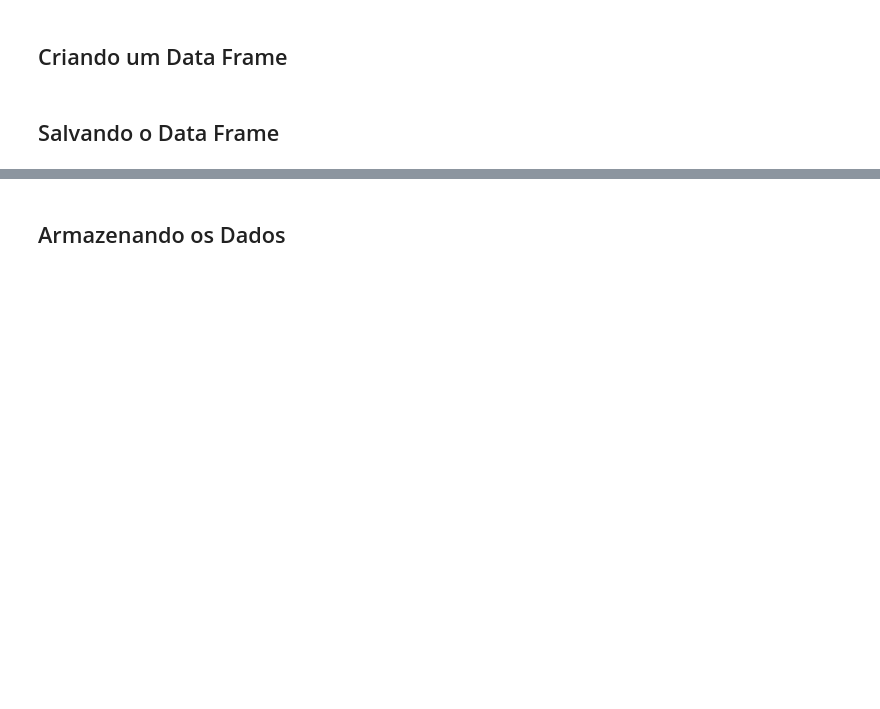
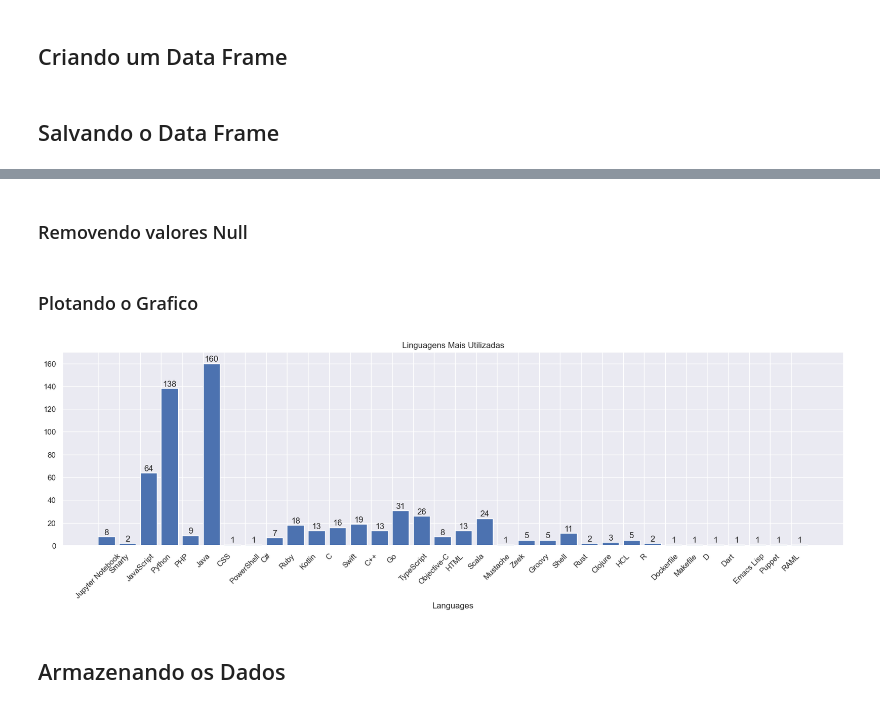
Before and after one commit to IsackLagares/data-pipeline-python, a Jupyter notebook: data_pipeline_api/notebooks/exploration.ipynb, the cells around one changed output, grey strips where cells are left out. Cells and saved outputs as stored; diff of their text form; code cells hidden in the pictures; blank space fills up the shorter version.

```diff
--- a/data_pipeline_api/notebooks/exploration.ipynb
+++ b/data_pipeline_api/notebooks/exploration.ipynb
@@ -181,0 +184,2 @@ stored_data.to_csv('../data_frame/repositorys_amazon.csv')
+# %%
+data = pd.concat([df_amzn, df_netflix, df_spotify], ignore_index=True)
@@ -181,0 +204,8 @@ stored_data.to_csv('../data_frame/repositorys_amazon.csv')
+# %%
+languages = {}
+
+for language in data['repository_languages']:
+    if language in languages:
+        languages[language] += 1
+    else:
+        languages[language] = 1
@@ -181,0 +234,4 @@ stored_data.to_csv('../data_frame/repositorys_amazon.csv')
+# %%
+data = pd.DataFrame()
+data['Languages'] = languages.keys()
+data['Quantity'] = languages.values()
@@ -182,3 +260,21 @@ stored_data.to_csv('../data_frame/repositorys_amazon.csv')
+# %% [markdown]
+### Removendo valores Null
+# %%
+data = data.dropna(subset=['Languages', 'Quantity'])
+# %% [markdown]
+### Plotando o Grafico
+# %%
+f, ax = plt.subplots(figsize=(20, 5))
+
+graphic = ax.bar(data['Languages'], data['Quantity'], color='b', align='edge')
+ax.set_title('Linguagens Mais Utilizadas')
+ax.set_xlabel('Languages')
+ax.set_ylim(0, max(data['Quantity']) + 10)
+ax.bar_label(graphic, padding=0.5)
+plt.xticks(rotation=45)
+plt.show()
+# %% [output]
+[figure, added]
 # %% [markdown]
 ## Armazenando os Dados
 # %% [markdown]
```
Also changed, not shown: parts of 14 cells of this notebook.
